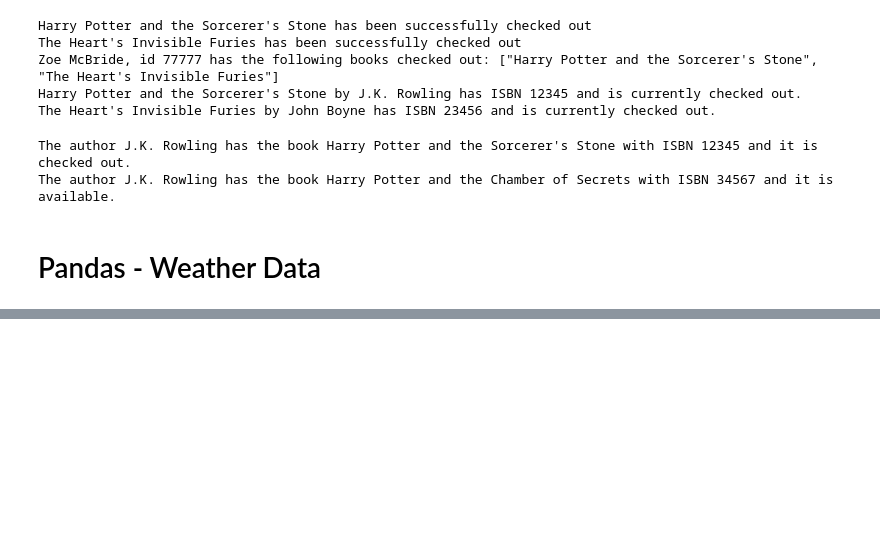
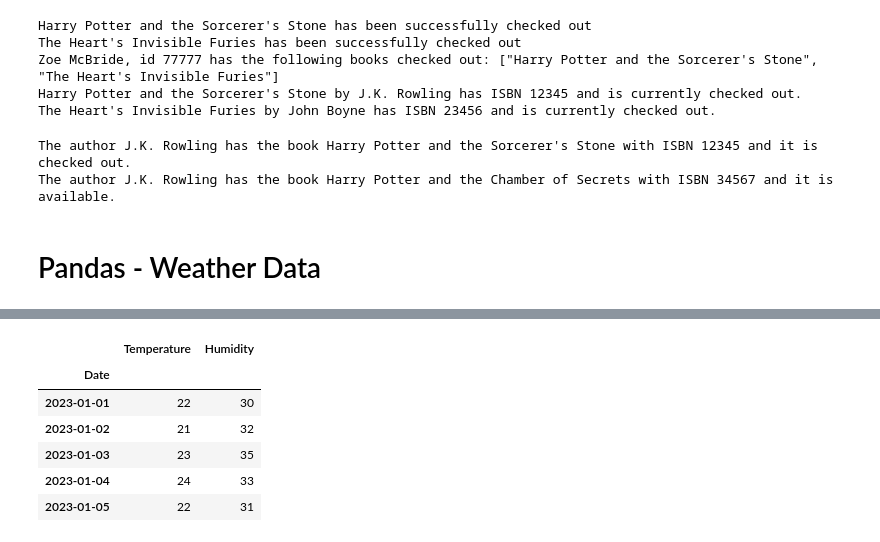
Before and after one commit to zoemcbride/energy-data-lab, a Jupyter notebook: practice_interview_questions.ipynb, the cells around one changed output, grey strips where cells are left out. Saved outputs shown, nothing was run; the diff lists cells and outputs as text; code cells hidden in the pictures; blank space fills up the shorter version.

```diff
--- a/practice_interview_questions.ipynb
+++ b/practice_interview_questions.ipynb
@@ -1250,0 +1326,13 @@ Name: proportion, dtype: float64
+# %%
+# Set Date column to index
+df['Date'] = pd.to_datetime(df['Date'])
+df.set_index('Date', inplace=True)
+df.head()
+# %% [output]
+|  | Temperature | Humidity |
+| Date |  |  |
+| 2023-01-01 | 22 | 30 |
+| 2023-01-02 | 21 | 32 |
+| 2023-01-03 | 23 | 35 |
+| 2023-01-04 | 24 | 33 |
+| 2023-01-05 | 22 | 31 |
```
Also changed, not shown: parts of 92 cells of this notebook, 2 other files.
